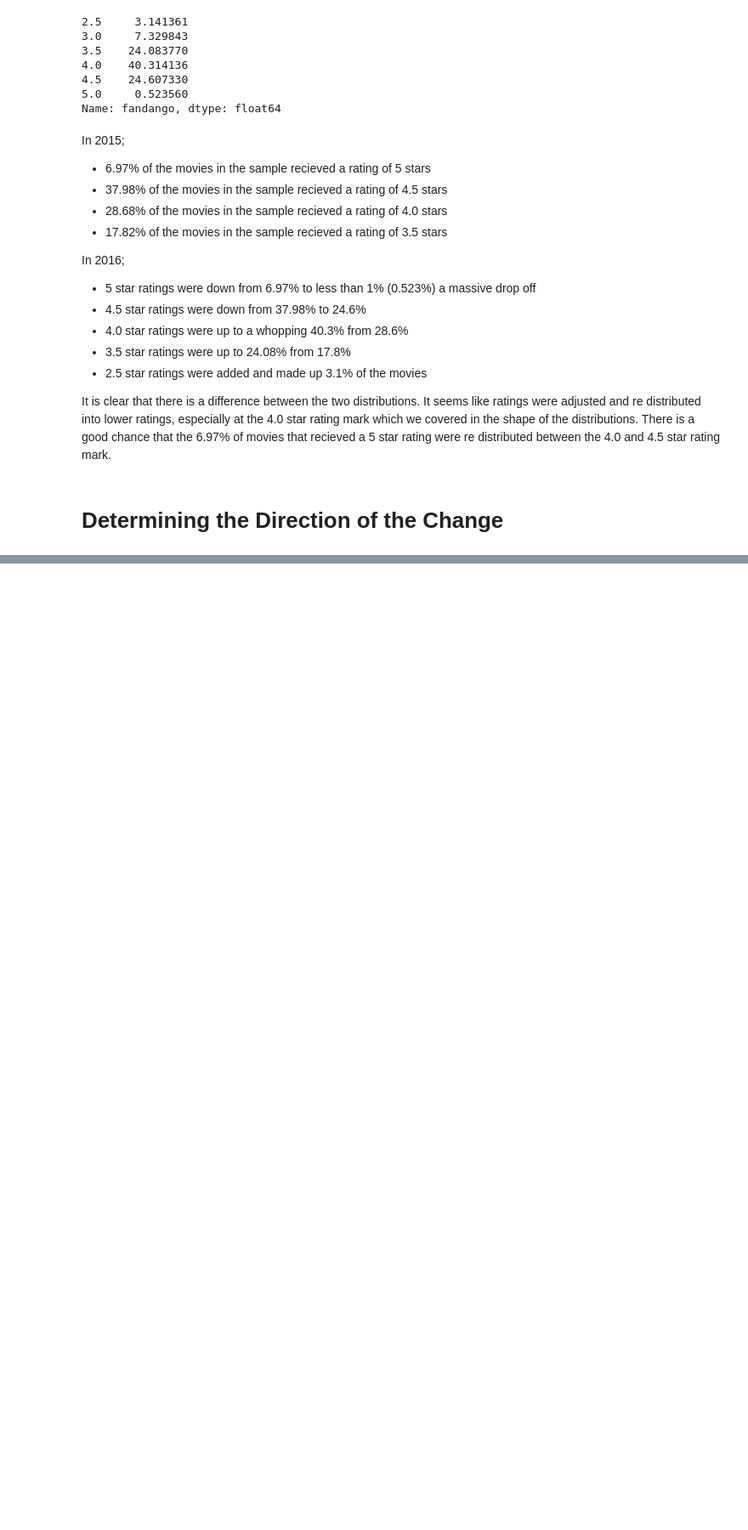
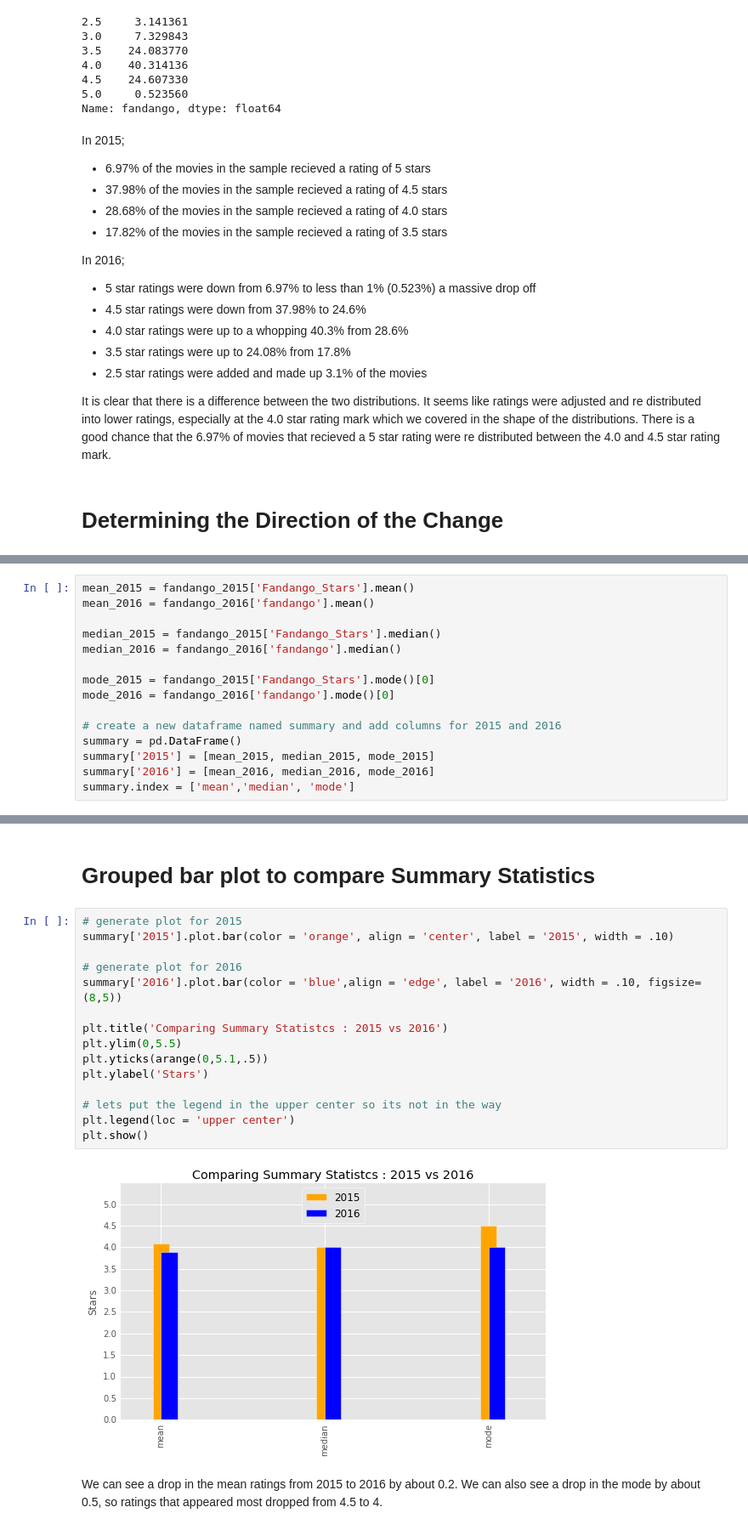
Before and after one commit to nkalpaxis/Fandango_Movie_Ratings, a Jupyter notebook: Fandango_Movie_Ratings.ipynb, the cells around one changed output, grey strips where cells are left out. Shown at 85% size. Drawn from its saved outputs; the diff is of its cells as text; blank space fills up the shorter version.

```diff
--- a/Fandango_Movie_Ratings.ipynb
+++ b/Fandango_Movie_Ratings.ipynb
@@ -286,0 +291,15 @@ It is clear that there is a difference between the two distributions. It seems l
+# %%
+mean_2015 = fandango_2015['Fandango_Stars'].mean()
+mean_2016 = fandango_2016['fandango'].mean()
+
+median_2015 = fandango_2015['Fandango_Stars'].median()
+median_2016 = fandango_2016['fandango'].median()
+
+mode_2015 = fandango_2015['Fandango_Stars'].mode()[0]
+mode_2016 = fandango_2016['fandango'].mode()[0]
+
+# create a new dataframe named summary and add columns for 2015 and 2016
+summary = pd.DataFrame()
+summary['2015'] = [mean_2015, median_2015, mode_2015]
+summary['2016'] = [mean_2016, median_2016, mode_2016]
+summary.index = ['mean','median', 'mode']
@@ -286,0 +317,21 @@ It is clear that there is a difference between the two distributions. It seems l
+# %% [markdown]
+# Grouped bar plot to compare Summary Statistics
+# %%
+# generate plot for 2015
+summary['2015'].plot.bar(color = 'orange', align = 'center', label = '2015', width = .10)
+
+# generate plot for 2016
+summary['2016'].plot.bar(color = 'blue',align = 'edge', label = '2016', width = .10, figsize=(8,5))
+
+plt.title('Comparing Summary Statistcs : 2015 vs 2016')
+plt.ylim(0,5.5)
+plt.yticks(arange(0,5.1,.5))
+plt.ylabel('Stars')
+
+# lets put the legend in the upper center so its not in the way
+plt.legend(loc = 'upper center')
+plt.show()
+# %% [output]
+[figure, added]
+# %% [markdown]
+We can see a drop in the mean ratings from 2015 to 2016 by about 0.2. We can also see a drop in the mode by about 0.5, so ratings that appeared most dropped from 4.5 to 4.
```
Also changed, not shown: parts of 7 cells of this notebook.
